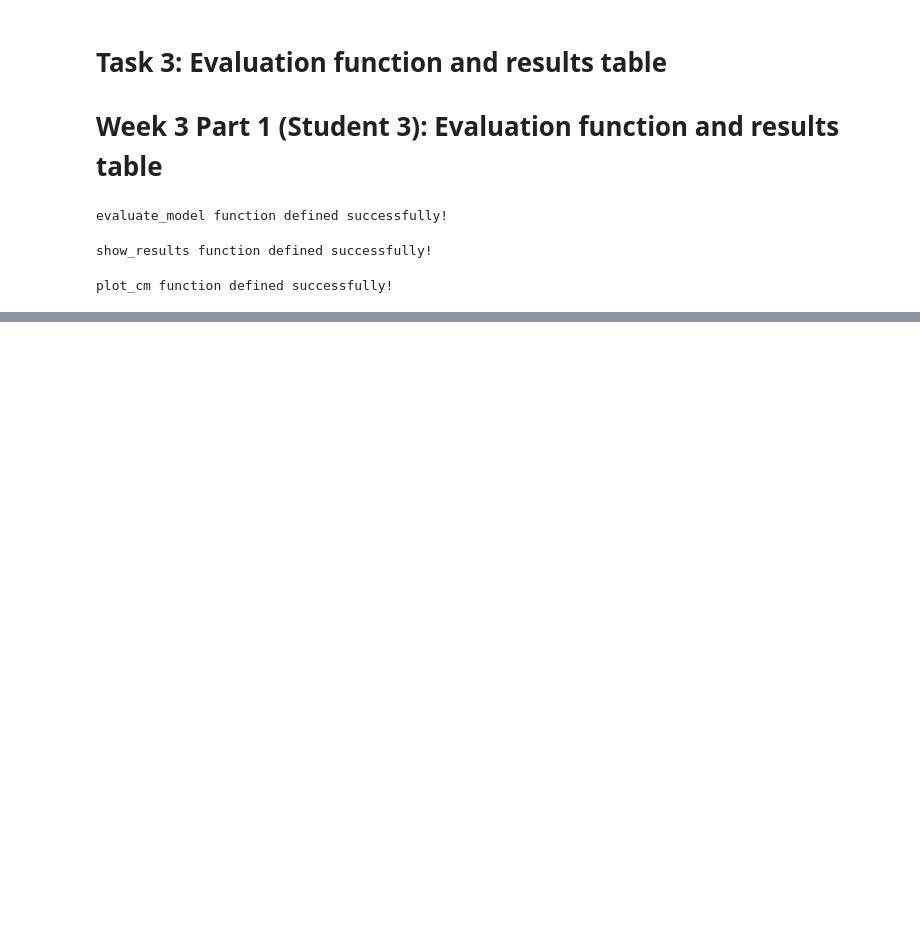
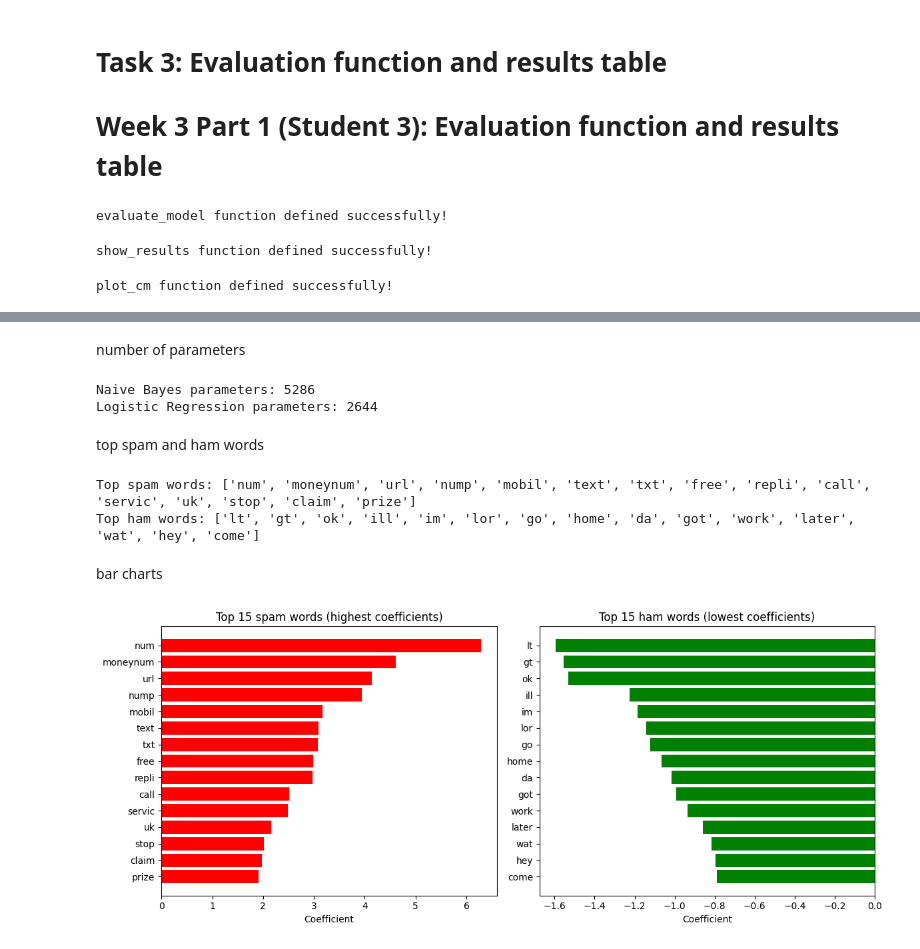
Before and after one commit to zahrss0r/DS483-SMS-Spam-Detection-Project, a Jupyter notebook: DS483_SMS_Spam.ipynb, the cells around one changed output, grey strips where cells are left out. Cells and saved outputs as stored; diff of their text form; code cells hidden in the pictures; blank space fills up the shorter version.

Commit message:
Task 3: Evaluation function and results table Week 3 Part 2 (Student 4): train Naive Bayes and Logistic Regression

```diff
--- a/DS483_SMS_Spam.ipynb
+++ b/DS483_SMS_Spam.ipynb
@@ -1076,0 +1102,10 @@ Train Time: 0.0015s | Predict Time: 0.0011s | Parameters: 0
+# %%
+# Create and train Logistic Regression on the same features
+lr_model = LogisticRegression(max_iter=1000, random_state=42)
+
+start = time.time()
+lr_model.fit(X_train_tfidf, y_train)
+lr_train_time = time.time() - start
+
+print("Logistic Regression trained")
+print("Training time (seconds):", round(lr_train_time, 4))
@@ -1076,0 +1145,49 @@ Train Time: 0.0015s | Predict Time: 0.0011s | Parameters: 0
+# %% [markdown]
+number of parameters
+# %%
+# Count the learned numbers in each model
+nb_params = nb_model.feature_log_prob_.size
+lr_params = lr_model.coef_.size + lr_model.intercept_.size
+
+print("Naive Bayes parameters:", nb_params)
+print("Logistic Regression parameters:", lr_params)
+# %% [output]
+Naive Bayes parameters: 5286
+Logistic Regression parameters: 2644
+# %% [markdown]
+top spam and ham words
+# %%
+# Sort the coefficients from low to high
+coefs = lr_model.coef_[0]
+order = np.argsort(coefs)
+
+# 15 highest coefficients = spam words, 15 lowest = ham words
+top_spam_words = list(feature_names[order[-15:]][::-1])  # biggest first
+top_ham_words = list(feature_names[order[:15]])          # smallest first
+
+print("Top spam words:", top_spam_words)
+print("Top ham words:", top_ham_words)
+# %% [output]
+Top spam words: ['num', 'moneynum', 'url', 'nump', 'mobil', 'text', 'txt', 'free', 'repli', 'call', 'servic', 'uk', 'stop', 'claim', 'prize']
+Top ham words: ['lt', 'gt', 'ok', 'ill', 'im', 'lor', 'go', 'home', 'da', 'got', 'work', 'later', 'wat', 'hey', 'come']
+# %% [markdown]
+bar charts
+# %%
+# Two small bar charts of the coefficients
+spam_coefs = coefs[order[-15:]][::-1]
+ham_coefs = coefs[order[:15]]
+
+fig, axes = plt.subplots(1, 2, figsize=(12, 5))
+
+axes[0].barh(top_spam_words[::-1], spam_coefs[::-1], color="red")
+axes[0].set_title("Top 15 spam words (highest coefficients)")
+axes[0].set_xlabel("Coefficient")
+
+axes[1].barh(top_ham_words[::-1], ham_coefs[::-1], color="green")
+axes[1].set_title("Top 15 ham words (lowest coefficients)")
+axes[1].set_xlabel("Coefficient")
+
+plt.tight_layout()
+plt.show()
+# %% [output]
+[figure, added]
```
Also changed, not shown: parts of 13 cells of this notebook.
